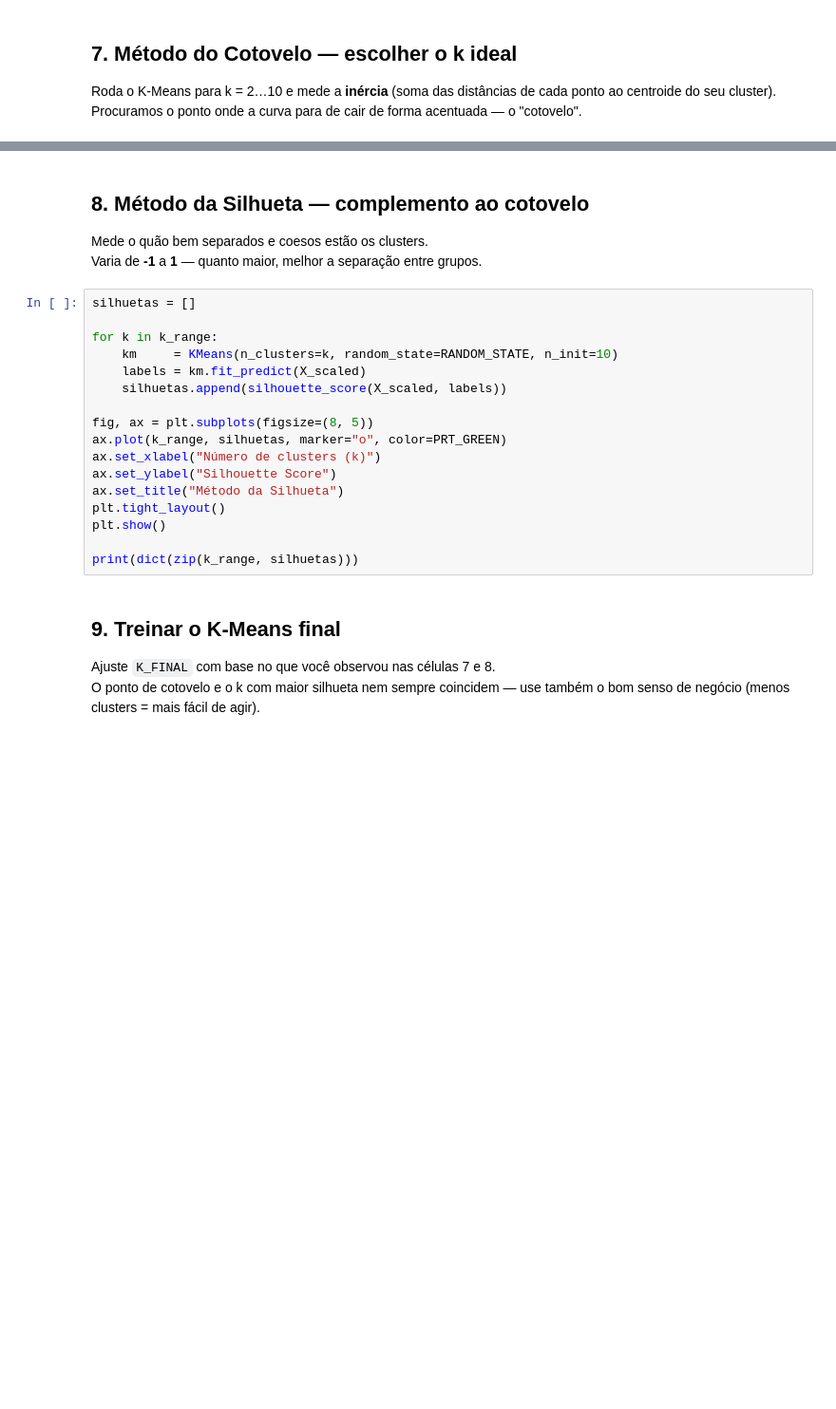
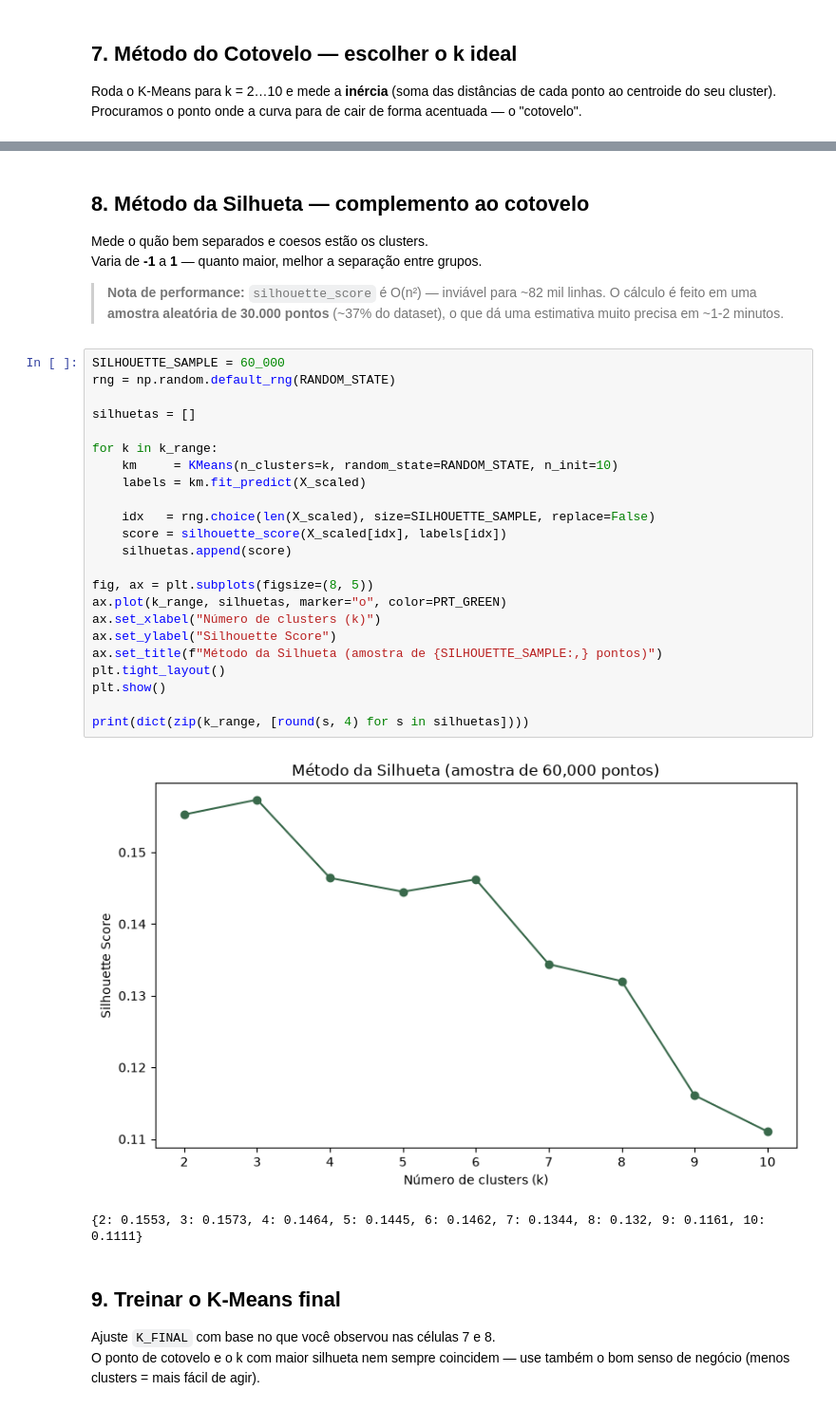
Before and after one commit to cauedpinheiro/equipe5_PRT, a Jupyter notebook: notebooks/clusterização/clusterizacao_clientes.ipynb, the cells around one changed output, grey strips where cells are left out. Shown at 95% size. Cells and saved outputs as stored; diff of their text form; blank space fills up the shorter version.

```diff
--- a/notebooks/clusterização/clusterizacao_clientes.ipynb
+++ b/notebooks/clusterização/clusterizacao_clientes.ipynb
@@ -142,23 +226,34 @@ plt.show()
 
 Mede o quão bem separados e coesos estão os clusters.
 Varia de **-1** a **1** — quanto maior, melhor a separação entre grupos.
+
+> **Nota de performance:** `silhouette_score` é O(n²) — inviável para ~82 mil linhas. O cálculo é feito em uma **amostra aleatória de 30.000 pontos** (~37% do dataset), o que dá uma estimativa muito precisa em ~1-2 minutos.
 # %%
+SILHOUETTE_SAMPLE = 60_000
+rng = np.random.default_rng(RANDOM_STATE)
+
 silhuetas = []
 
 for k in k_range:
     km     = KMeans(n_clusters=k, random_state=RANDOM_STATE, n_init=10)
     labels = km.fit_predict(X_scaled)
-    silhuetas.append(silhouette_score(X_scaled, labels))
+
+    idx   = rng.choice(len(X_scaled), size=SILHOUETTE_SAMPLE, replace=False)
+    score = silhouette_score(X_scaled[idx], labels[idx])
+    silhuetas.append(score)
 
 fig, ax = plt.subplots(figsize=(8, 5))
 ax.plot(k_range, silhuetas, marker="o", color=PRT_GREEN)
 ax.set_xlabel("Número de clusters (k)")
 ax.set_ylabel("Silhouette Score")
-ax.set_title("Método da Silhueta")
+ax.set_title(f"Método da Silhueta (amostra de {SILHOUETTE_SAMPLE:,} pontos)")
 plt.tight_layout()
 plt.show()
 
-print(dict(zip(k_range, silhuetas)))
+print(dict(zip(k_range, [round(s, 4) for s in silhuetas])))
+# %% [output]
+[figure, added]
+{2: 0.1553, 3: 0.1573, 4: 0.1464, 5: 0.1445, 6: 0.1462, 7: 0.1344, 8: 0.132, 9: 0.1161, 10: 0.1111}
 # %% [markdown]
 ## 9. Treinar o K-Means final
 
```
Also changed, not shown: parts of 9 cells of this notebook, 1 other file.
